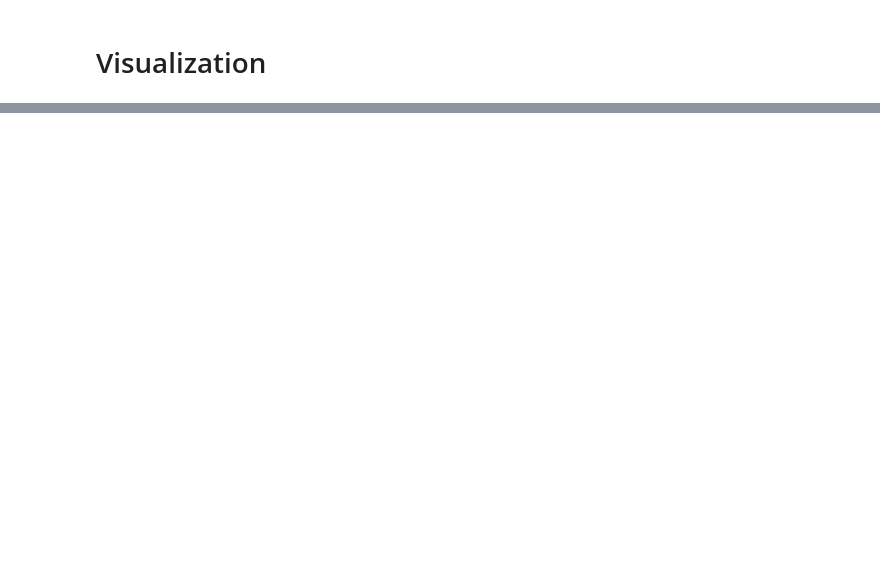
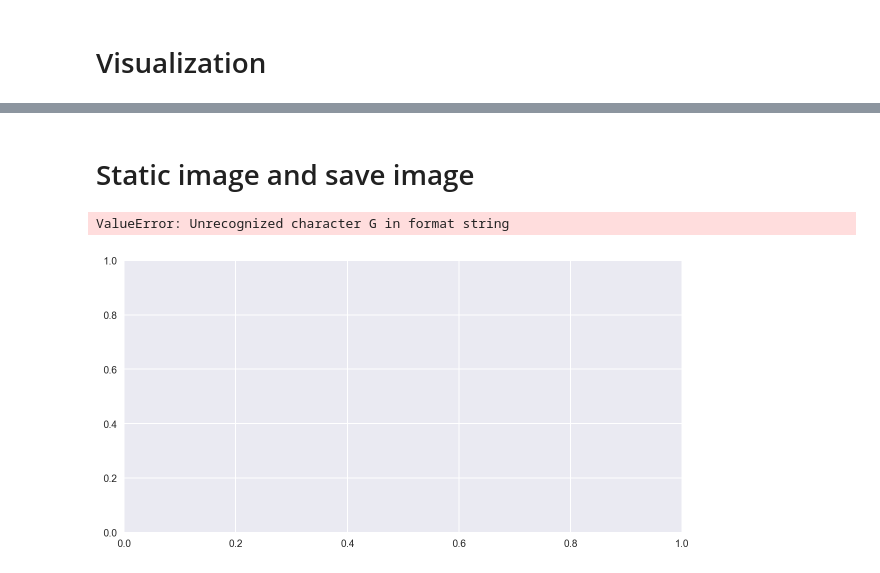
Before and after one commit to zzc01/MachineLearning, a Jupyter notebook: Covid19/Covid19Visualization.ipynb, the cells around one changed output, grey strips where cells are left out. Cells and saved outputs as stored; diff of their text form; code cells hidden in the pictures; blank space fills up the shorter version.

Commit message:
update static plots

```diff
--- a/Covid19/Covid19Visualization.ipynb
+++ b/Covid19/Covid19Visualization.ipynb
@@ -41,7 +41,7 @@ from plotly.subplots import make_subplots
 # %% [markdown]
 Query Countries
 # %%
-countries = ['Taiwan*', 'US', 'Hong Kong', 'Vietnam', 'China', 'India']
+countries = ['Taiwan*', 'US', 'Hong Kong', 'Vietnam', 'Singapore', 'India', 'New Zealand', ]
 # countries = ['US']
 # %% [markdown]
 Import Data
@@ -108,7 +108,7 @@ window = 7
 # ideally should be able to set start date and end date
 
 # Get dates
-offsetDays = 300
+offsetDays = 100
 cols = confirmed_df.keys()
 date = np.array(cols)[4:-1]
 
@@ -147,14 +147,14 @@ for country in countries:
 
     # Create DataFrame
     new_df = pd.DataFrame(
-            {   'Date': date[300:-1],
-                'Total Confirmed': moving_average(totalConfirmed, window)[300:-1],
-                'Daily Confirmed': moving_average(daily_increase(totalConfirmed), window)[300:-1],
-                'Total Confirmed Per 1M Population' : np.array(moving_average(totalConfirmed, window)[300:-1])/population,
-                'Total Deaths': moving_average(totalDeaths, window)[300:-1],
-                'Daily Deaths': moving_average(daily_increase(totalDeaths), window)[300:-1],
-                'Total Deaths Per 1M Population' : np.array(moving_average(totalDeaths, window)[300:-1])/population,
-                'Total Mortality': moving_average(totalMortality, window)[300:-1],
+            {   'Date': date[offsetDays:-1],
+                'Total Confirmed': moving_average(totalConfirmed, window)[offsetDays:-1],
+                'Daily Confirmed': moving_average(daily_increase(totalConfirmed), window)[offsetDays:-1],
+                'Total Confirmed Per 1M Population' : np.array(moving_average(totalConfirmed, window)[offsetDays:-1])/population,
+                'Total Deaths': moving_average(totalDeaths, window)[offsetDays:-1],
+                'Daily Deaths': moving_average(daily_increase(totalDeaths), window)[offsetDays:-1],
+                'Total Deaths Per 1M Population' : np.array(moving_average(totalDeaths, window)[offsetDays:-1])/population,
+                'Total Mortality': moving_average(totalMortality, window)[offsetDays:-1],
                 # 'Daily Mortality': daily_increase(totalMortality),
             }
         )
@@ -231,3 +222,48 @@ ploty_line('Daily Deaths', log_plot=True)
 ploty_line('Total Mortality', log_plot=True)
 # %%
 ploty_line('Total Deaths Per 1M Population', log_plot=True)
+# %% [markdown]
+# Static image and save image
+# %%
+def plot_line(col):
+    plt.figure(figsize=(10, 5))
+    plt.style.use('seaborn')
+    cmap = ['Grey', 'Purple', 'Blue', 'Green', 'Orange', 'Red',
+            'black', 'magneta', 'navy', 'darkgreen', 'darkorange', 'darkRed'
+            ]
+    for i, country in enumerate(countries):
+        # read data
+        country = country.split('*')
+        country = ''.join(country)
+        df = pd.read_csv(country+'.csv')
+
+
+        # Convert string to datetime for pandas to recognise
+        df['Date'] = pd.to_datetime(df['Date'])
+
+        plt.plot(df['Date'], df[col], color=cmap[i], linestyle='solid', label=country)
+
+    plt.yscale("log")
+    plt.gcf().autofmt_xdate()
+    plt.title(col, size = 16)
+    # plt.legend([country], prop={'size' : 16})
+    # plt.legend(prop={'size' : 16, 'loc': 'best'})
+    # plt.legend(loc='best')
+    plt.legend(bbox_to_anchor=(1, 1), loc='best', ncol=1)
+    plt.xlabel('Dates', size=16)
+    plt.ylabel('# of Cases', size=16)
+    plt.xticks(size=16)
+    plt.yticks(size=16)
+
+    plt.savefig(col+'.png')
+
+plot_line('Total Confirmed')
+plot_line('Daily Confirmed')
+plot_line('Total Confirmed Per 1M Population')
+plot_line('Total Deaths')
+plot_line('Daily Deaths')
+plot_line('Total Mortality')
+plot_line('Total Deaths Per 1M Population')
+# %% [output]
+ValueError: Unrecognized character G in format string
+[figure, added]
```
Also changed, not shown: parts of 12 cells of this notebook.
